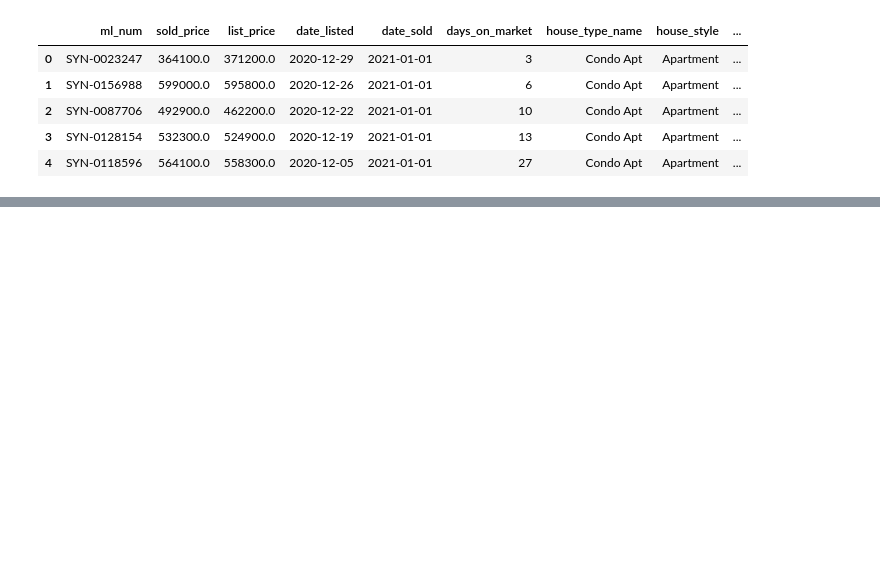
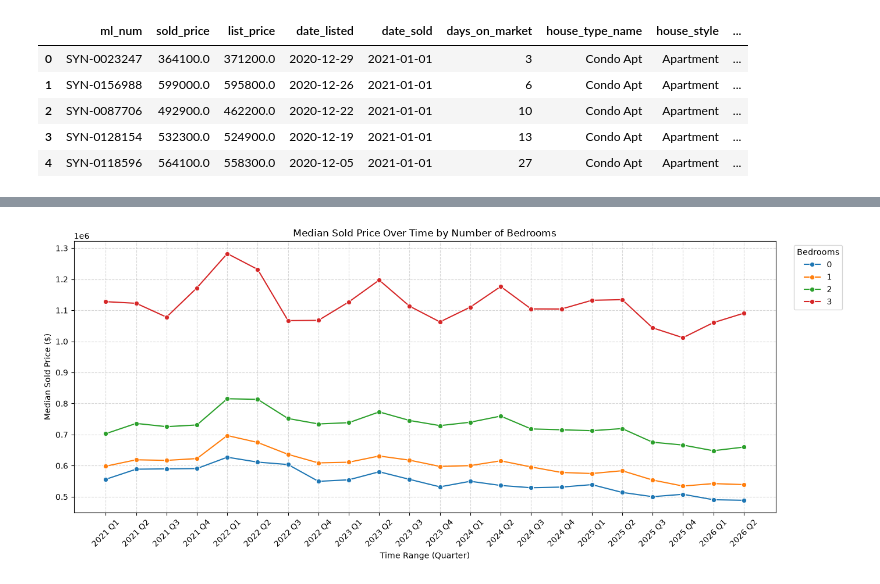
Before and after one commit to DanielTan245/SSU-Data-Dash, a Jupyter notebook: notebooks/Daniel.ipynb, the cells around one changed output, grey strips where cells are left out. Saved outputs shown, nothing was run; the diff lists cells and outputs as text; code cells hidden in the pictures; blank space fills up the shorter version.

Commit message:
Did prenalysis on the predictors and how they behave with prices. Also tested out XGBoost with default predictors

```diff
--- a/notebooks/Daniel.ipynb
+++ b/notebooks/Daniel.ipynb
@@ -4,7 +7,7 @@ import pandas as pd
 
 # ds = load_dataset("Baliyang/SSU_data_dash")
 # %%
-ds = pd.read_parquet("/home/dghtan/Projects/SSU-Data-Dash/data/listings.parquet")
+df = pd.read_parquet("/home/dghtan/Projects/SSU-Data-Dash/data/listings.parquet")
 # %%
 pd.set_option('display.max_columns', None)
 
@@ -18,0 +102,32 @@ ds.head()
+# %%
+#Investigating how the number of bedrooms influence price over time (quartlerly)
+
+# 1. Reset index so we have regular columns
+plot_df = df
+# 2. Map the 3-month bins (0, 3], (3, 6], etc. to Q1, Q2, Q3, Q4
+
+plot_df = plot_df[plot_df["bedrooms"] < 4]
+# 3. Sort chronologically
+plot_df = plot_df.sort_values(by=['year_sold', 'month_sold'])
+# 4. Plot using Seaborn
+plt.figure(figsize=(14, 6))
+sns.lineplot(
+    data=plot_df,
+    x='time_range',
+    y='sold_price',
+    hue='bedrooms',
+    estimator="median",
+    palette='tab10',
+    marker='o',
+    errorbar=None #Remove if want CI of true median
+)
+plt.title('Median Sold Price Over Time by Number of Bedrooms')
+plt.xlabel('Time Range (Quarter)')
+plt.ylabel('Median Sold Price ($)')
+plt.xticks(rotation=45)
+plt.legend(title='Bedrooms', bbox_to_anchor=(1.02, 1), loc='upper left')
+plt.grid(True, linestyle='--', alpha=0.5)
+plt.tight_layout()
+plt.show()
+# %% [output]
+[figure, added]
```
Also changed, not shown: parts of 23 cells of this notebook, 7 other files.
